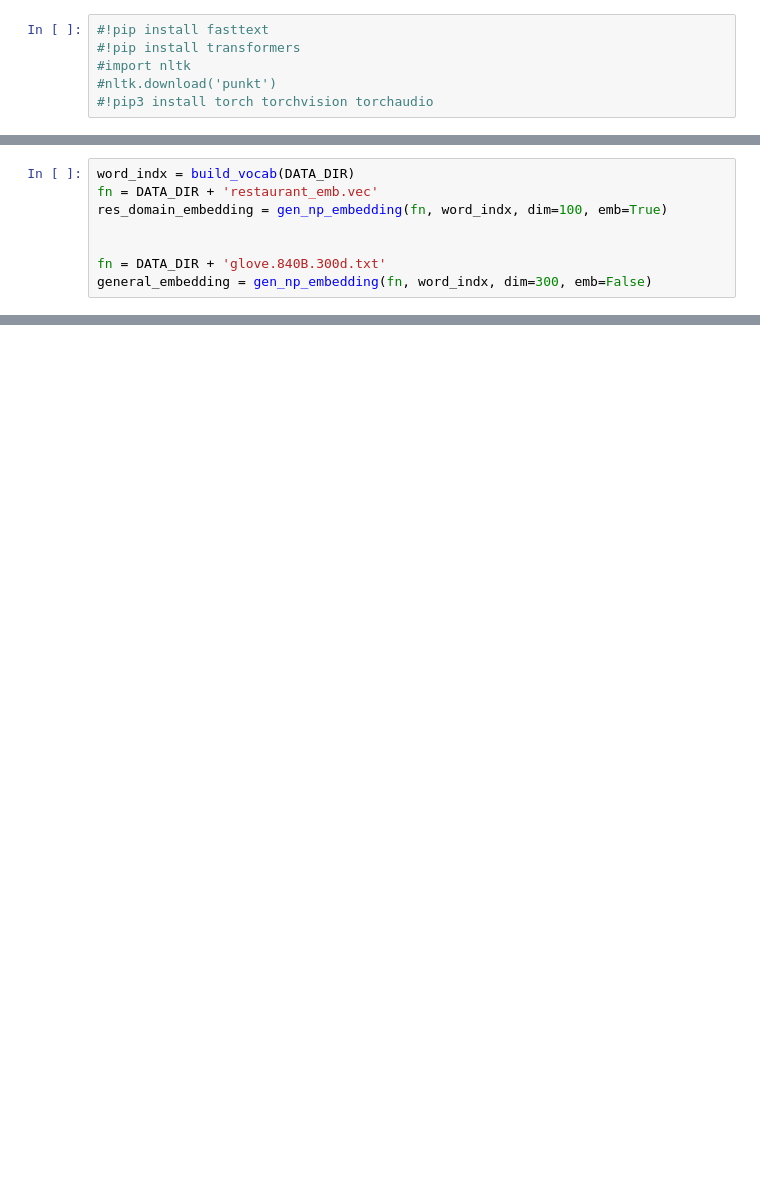
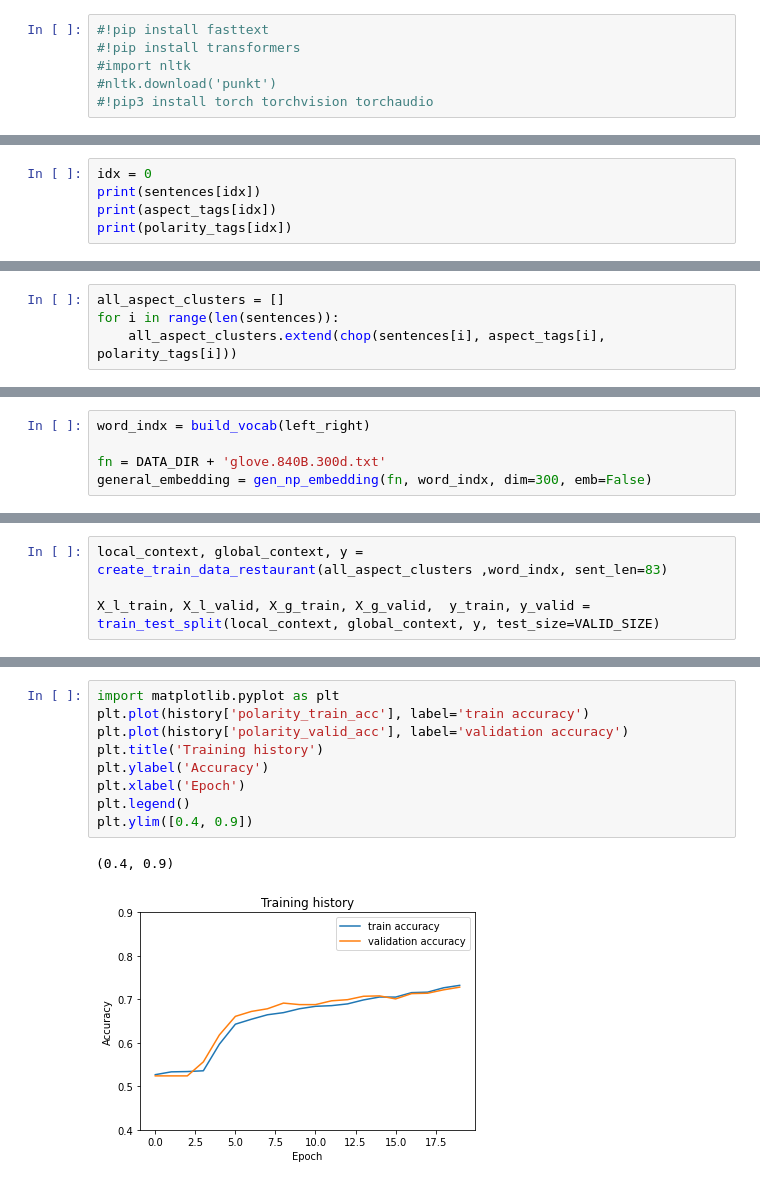
Before and after one commit to calvinkyc/cs4248_project, a Jupyter notebook: Cnn_lstm/task2_lstm.ipynb, the cells around one changed output, grey strips where cells are left out. Saved outputs shown, nothing was run; the diff lists cells and outputs as text; blank space fills up the shorter version.

```diff
--- a/Cnn_lstm/task2_lstm.ipynb
+++ b/Cnn_lstm/task2_lstm.ipynb
@@ -26,0 +55,5 @@ import xml.etree.ElementTree as ET
+# %%
+idx = 0
+print(sentences[idx])
+print(aspect_tags[idx])
+print(polarity_tags[idx])
@@ -26,0 +129,4 @@ import xml.etree.ElementTree as ET
+# %%
+all_aspect_clusters = []
+for i in range(len(sentences)):
+    all_aspect_clusters.extend(chop(sentences[i], aspect_tags[i], polarity_tags[i]))
@@ -307,8 +340,5 @@ class Model(torch.nn.Module):
 # %%
-word_indx = build_vocab(DATA_DIR)
-fn = DATA_DIR + 'restaurant_emb.vec'
-res_domain_embedding = gen_np_embedding(fn, word_indx, dim=100, emb=True)
-
+word_indx = build_vocab(left_right)
 
 fn = DATA_DIR + 'glove.840B.300d.txt'
 general_embedding = gen_np_embedding(fn, word_indx, dim=300, emb=False)
@@ -329,3 +345,7 @@ print(y_pol_train[:5])
+# %%
+local_context, global_context, y = create_train_data_restaurant(all_aspect_clusters ,word_indx, sent_len=83)
+
+X_l_train, X_l_valid, X_g_train, X_g_valid,  y_train, y_valid = train_test_split(local_context, global_context, y, test_size=VALID_SIZE)
 # %%
 device = get_default_device()
 
@@ -574 +588,13 @@ epoch 10
 ... (9 outputs left out)
+# %%
+import matplotlib.pyplot as plt
+plt.plot(history['polarity_train_acc'], label='train accuracy')
+plt.plot(history['polarity_valid_acc'], label='validation accuracy')
+plt.title('Training history')
+plt.ylabel('Accuracy')
+plt.xlabel('Epoch')
+plt.legend()
+plt.ylim([0.4, 0.9])
+# %% [output]
+(0.4, 0.9)
+[figure, added]
```
Also changed, not shown: parts of 16 cells of this notebook, 4 other files.
